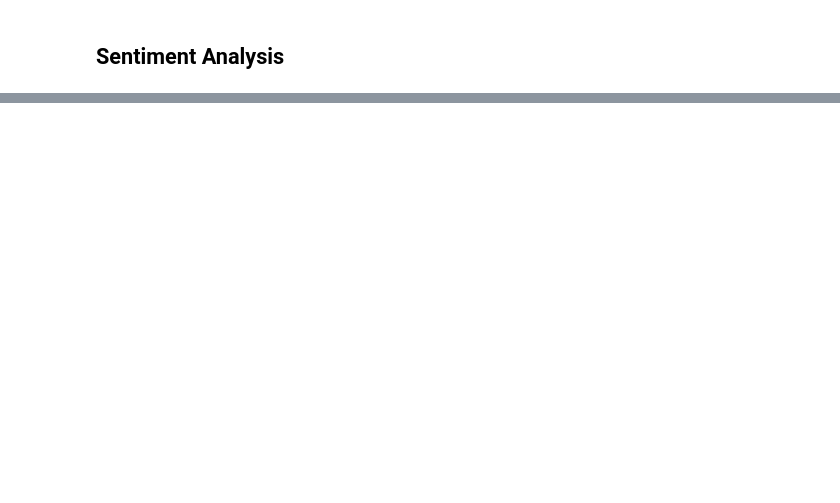
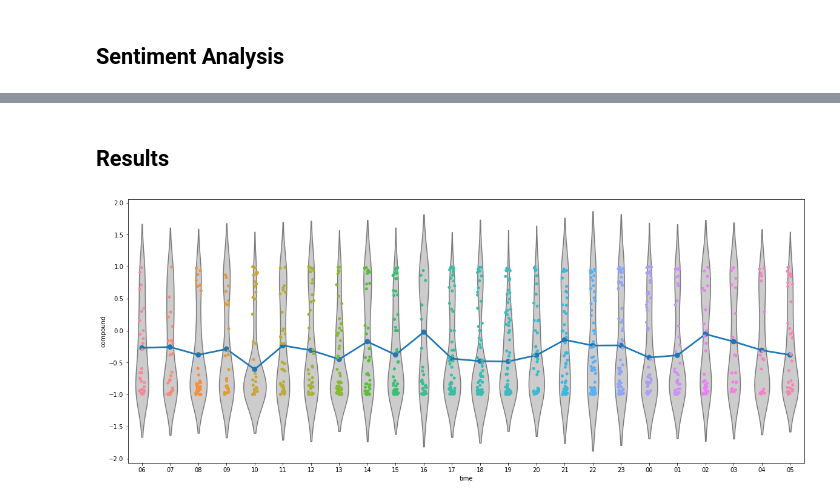
Before and after one commit to AnthonyCessna/Comp4447_Final_Project, a Jupyter notebook: FinalProject.ipynb, the cells around one changed output, grey strips where cells are left out. Drawn from its saved outputs; the diff is of its cells as text; code cells hidden in the pictures; blank space fills up the shorter version.

```diff
--- a/FinalProject.ipynb
+++ b/FinalProject.ipynb
@@ -184,0 +217,31 @@ posts_df["time"] = posts_df["created_utc"].apply(lambda x: convert_time(x))
+# %%
+nltk.download('vader_lexicon')
+from nltk.sentiment.vader import SentimentIntensityAnalyzer
+
+sid = SentimentIntensityAnalyzer()
+
+posts_df['scores'] = posts_df['cleaned_text'].apply(lambda x: sid.polarity_scores(x))
+
+posts_df['compound']  = posts_df['scores'].apply(lambda score_dict: score_dict['compound'])
+
+posts_df['neg']  = posts_df['scores'].apply(lambda score_dict: score_dict['neg'])
+
+posts_df['neu']  = posts_df['scores'].apply(lambda score_dict: score_dict['neu'])
+
+posts_df['pos']  = posts_df['scores'].apply(lambda score_dict: score_dict['pos'])
+
+def sentiment(row):
+    if row >=.2 and row < .8:
+        return 'pos'
+    elif row >= .8:
+        return 'strong_pos'
+    elif row <= -.2 and row > -.8:
+        return 'neg'
+    elif row <= -.8:
+        return 'strong_neg'
+    else:
+        return 'neu'
+
+posts_df['comp_score'] = posts_df['compound'].apply(lambda x: sentiment(x))
+
+posts_df.head()
@@ -184,0 +258,15 @@ posts_df["time"] = posts_df["created_utc"].apply(lambda x: convert_time(x))
+# %% [markdown]
+## Results
+# %%
+plt.figure(figsize = (20,8))
+
+ax = sns.violinplot(x="time", y="compound", data=posts_df,
+                    inner=None, color=".8")
+
+ax = sns.pointplot(x="time", y="compound", data=posts_df, ci = None)
+
+ax = sns.stripplot(x="time", y="compound", data=posts_df, order =
+                   ["06", "07", "08", "09","10","11", "12", "13", "14", "15", "16", "17", "18", "19",
+                    "20", "21", "22", "23", "00", "01", "02", "03", "04", "05"], jitter = True)
+# %% [output]
+[figure, added]
```
Also changed, not shown: parts of 9 cells of this notebook, 2 other files.
